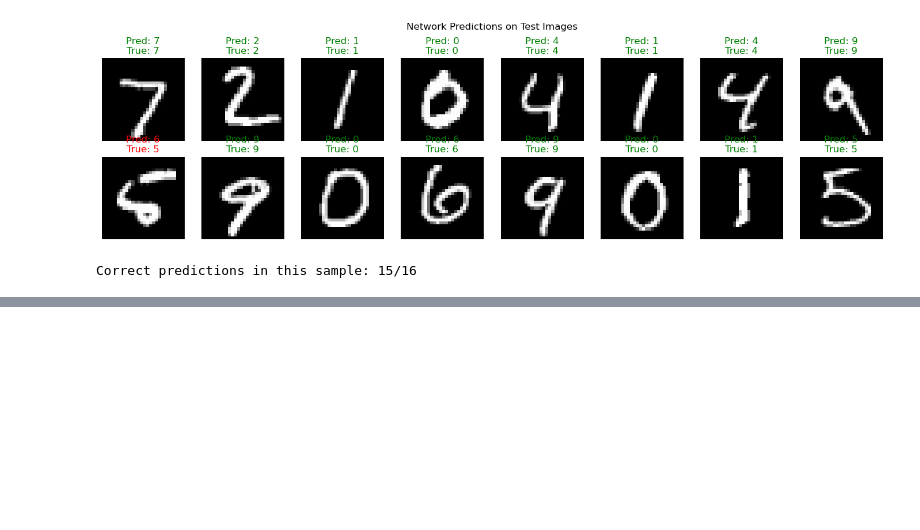
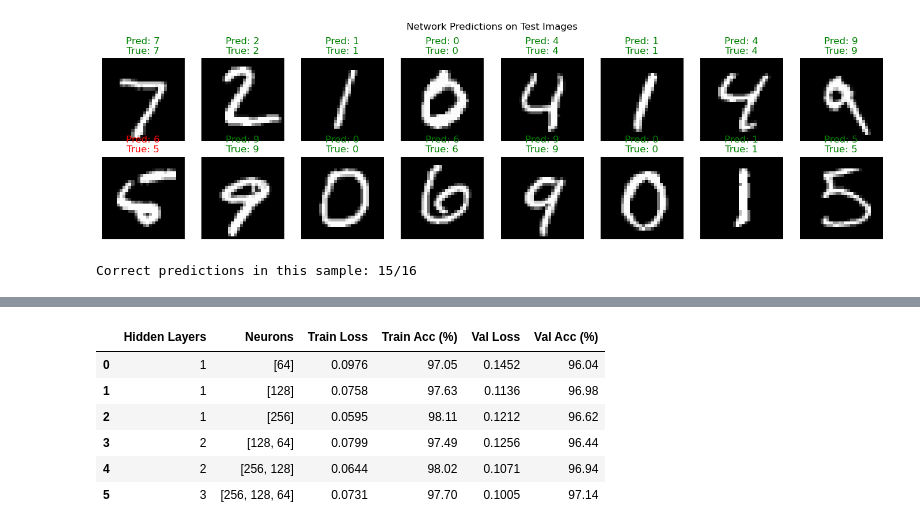
Before and after one commit to bayanAlghamdi/Deep-Learning-Assignment-1, a Jupyter notebook: Assigment-1 DL.ipynb, the cells around one changed output, grey strips where cells are left out. Drawn from its saved outputs; the diff is of its cells as text; code cells hidden in the pictures; blank space fills up the shorter version.

```diff
--- a/Assigment-1 DL.ipynb
+++ b/Assigment-1 DL.ipynb
@@ -321,0 +395,19 @@ Correct predictions in this sample: 15/16
+# %%
+architectures = [[64], [128], [256], [128, 64], [256, 128], [256, 128, 64]]
+
+arch_results = []
+for arch in architectures:
+    _, tr_loss, tr_acc, val_loss, val_acc = run_experiment(arch, best_lr, best_momentum)
+    arch_results.append({"Hidden Layers": len(arch), "Neurons": str(arch),
+                         "Train Loss": round(tr_loss, 4), "Train Acc (%)": round(tr_acc, 2),
+                         "Val Loss": round(val_loss, 4), "Val Acc (%)": round(val_acc, 2)})
+    print(f"Architecture {arch} -> Val Loss: {val_loss:.4f}, Val Acc: {val_acc:.2f}%")
+
+arch_df = pd.DataFrame(arch_results)
+display(arch_df)
+
+best_arch_row = arch_df.loc[arch_df["Val Acc (%)"].idxmax()]
+best_arch = eval(best_arch_row["Neurons"])
+print(f"\nBest architecture: {best_arch} "
+      f"-> Val Loss: {best_arch_row['Val Loss']}, Val Acc: {best_arch_row['Val Acc (%)']}%")
+# %% [output]
@@ -321,0 +420,7 @@ Correct predictions in this sample: 15/16
+|  | Hidden Layers | Neurons | Train Loss | Train Acc (%) | Val Loss | Val Acc (%) |
+| 0 | 1 | [64] | 0.0976 | 97.05 | 0.1452 | 96.04 |
+| 1 | 1 | [128] | 0.0758 | 97.63 | 0.1136 | 96.98 |
+| 2 | 1 | [256] | 0.0595 | 98.11 | 0.1212 | 96.62 |
+| 3 | 2 | [128, 64] | 0.0799 | 97.49 | 0.1256 | 96.44 |
+| 4 | 2 | [256, 128] | 0.0644 | 98.02 | 0.1071 | 96.94 |
+| 5 | 3 | [256, 128, 64] | 0.0731 | 97.70 | 0.1005 | 97.14 |
```
Also changed, not shown: parts of 5 cells of this notebook.
